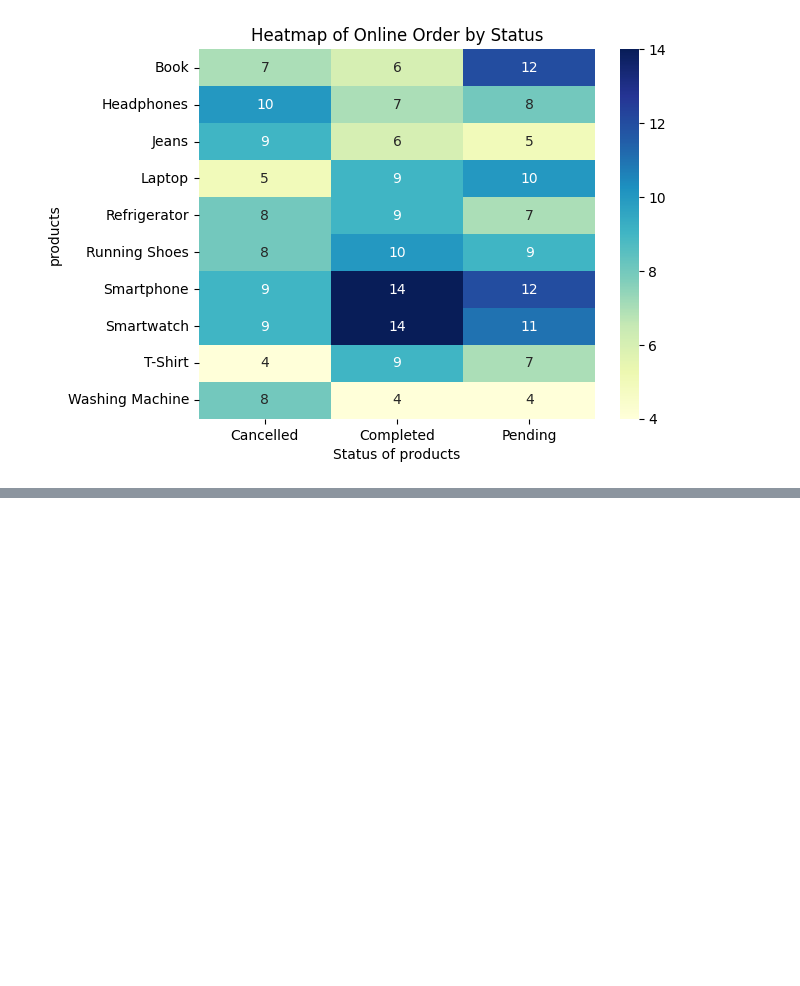
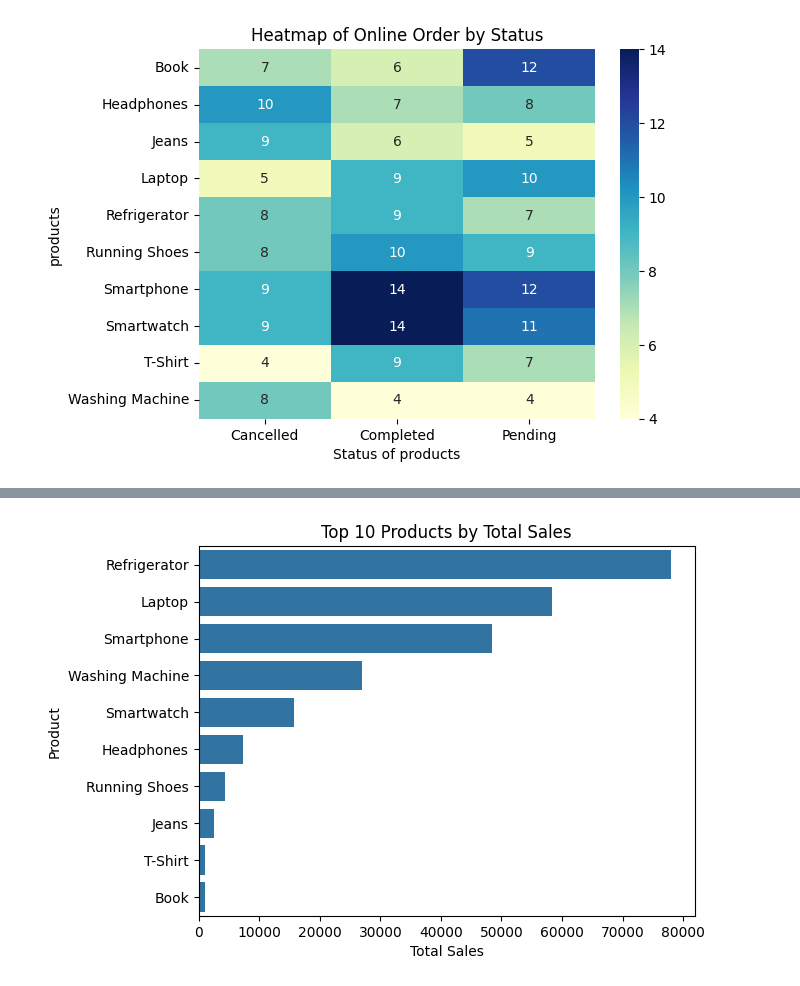
Before and after one commit to Zaid0317/Data-Analyst-Using-Python, a Jupyter notebook: amazon.ipynb, the cells around one changed output, grey strips where cells are left out. Saved outputs shown, nothing was run; the diff lists cells and outputs as text; code cells hidden in the pictures; blank space fills up the shorter version.

```diff
--- a/amazon.ipynb
+++ b/amazon.ipynb
@@ -195,0 +226,7 @@ plt.show()
+# %%
+top_products = df.groupby('Product')['Total Sales'].sum().nlargest(10).reset_index()
+sns.barplot(data=top_products, x='Total Sales', y='Product')
+plt.title('Top 10 Products by Total Sales')
+plt.show()
+# %% [output]
+[figure, added]
```
Also changed, not shown: parts of 19 cells of this notebook, 22 other files.
